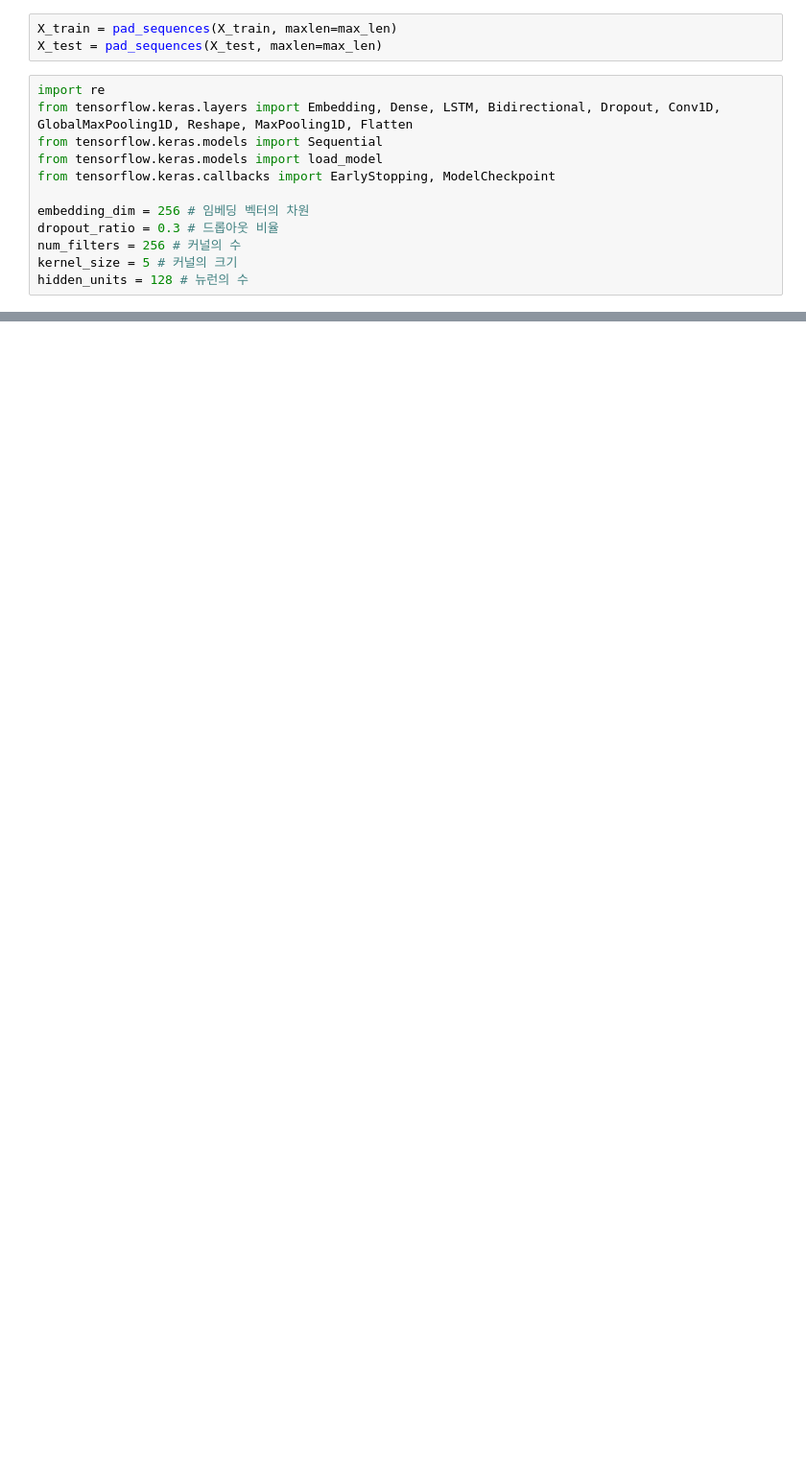
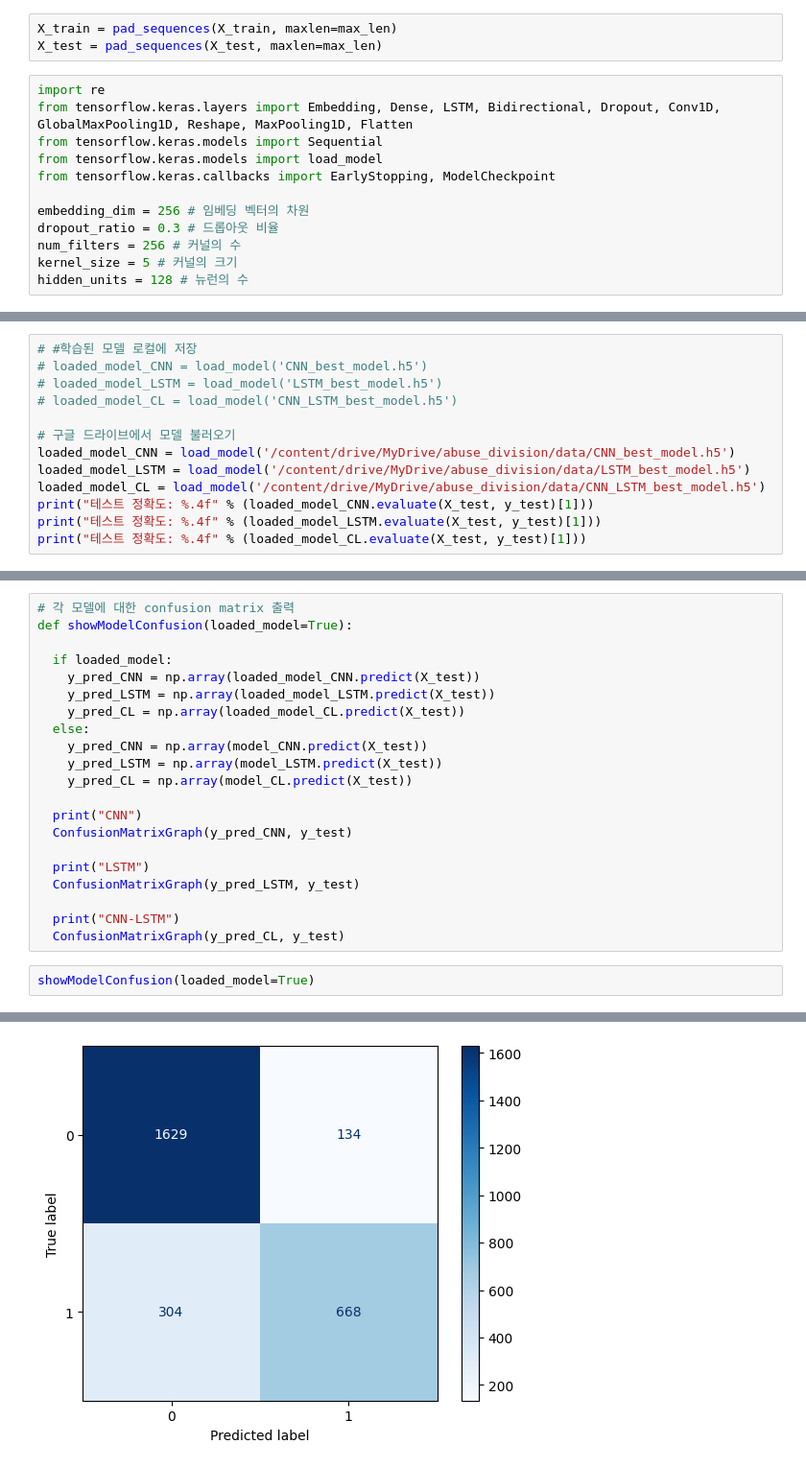
Before and after one commit to Othkkartho/abuse_division, a Jupyter notebook: scr/training/CNN_LSTM_Classification.ipynb, the cells around one changed output, grey strips where cells are left out. Shown: that part at 96% size. Cells and saved outputs as stored; diff of their text form; blank space fills up the shorter version.

Commit message:
CNN-LSTM 코드및 발표자료 최종본

```diff
--- a/scr/training/CNN_LSTM_Classification.ipynb
+++ b/scr/training/CNN_LSTM_Classification.ipynb
@@ -363,0 +379,13 @@ Epoch 7: early stopping
+# %%
+# #학습된 모델 로컬에 저장
+# loaded_model_CNN = load_model('CNN_best_model.h5')
+# loaded_model_LSTM = load_model('LSTM_best_model.h5')
+# loaded_model_CL = load_model('CNN_LSTM_best_model.h5')
+
+# 구글 드라이브에서 모델 불러오기
+loaded_model_CNN = load_model('/content/drive/MyDrive/abuse_division/data/CNN_best_model.h5')
+loaded_model_LSTM = load_model('/content/drive/MyDrive/abuse_division/data/LSTM_best_model.h5')
+loaded_model_CL = load_model('/content/drive/MyDrive/abuse_division/data/CNN_LSTM_best_model.h5')
+print("테스트 정확도: %.4f" % (loaded_model_CNN.evaluate(X_test, y_test)[1]))
+print("테스트 정확도: %.4f" % (loaded_model_LSTM.evaluate(X_test, y_test)[1]))
+print("테스트 정확도: %.4f" % (loaded_model_CL.evaluate(X_test, y_test)[1]))
@@ -413,0 +559,24 @@ sentiment_predict(" 저거 다이소에도 있음")
+# %%
+# 각 모델에 대한 confusion matrix 출력
+def showModelConfusion(loaded_model=True):
+
+  if loaded_model:
+    y_pred_CNN = np.array(loaded_model_CNN.predict(X_test))
+    y_pred_LSTM = np.array(loaded_model_LSTM.predict(X_test))
+    y_pred_CL = np.array(loaded_model_CL.predict(X_test))
+  else:
+    y_pred_CNN = np.array(model_CNN.predict(X_test))
+    y_pred_LSTM = np.array(model_LSTM.predict(X_test))
+    y_pred_CL = np.array(model_CL.predict(X_test))
+
+  print("CNN")
+  ConfusionMatrixGraph(y_pred_CNN, y_test)
+
+  print("LSTM")
+  ConfusionMatrixGraph(y_pred_LSTM, y_test)
+
+  print("CNN-LSTM")
+  ConfusionMatrixGraph(y_pred_CL, y_test)
+# %%
+showModelConfusion(loaded_model=True)
+# %% [output]
@@ -413,0 +593 @@ sentiment_predict(" 저거 다이소에도 있음")
+[figure, added]
```
Also changed, not shown: parts of 50 cells of this notebook, 2 other files.
